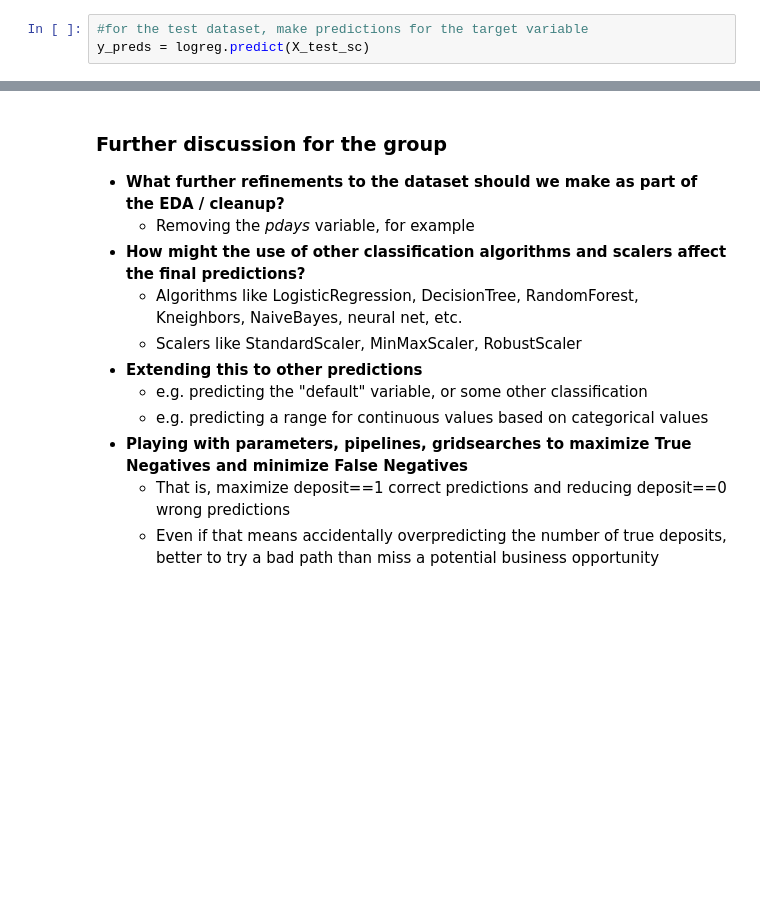
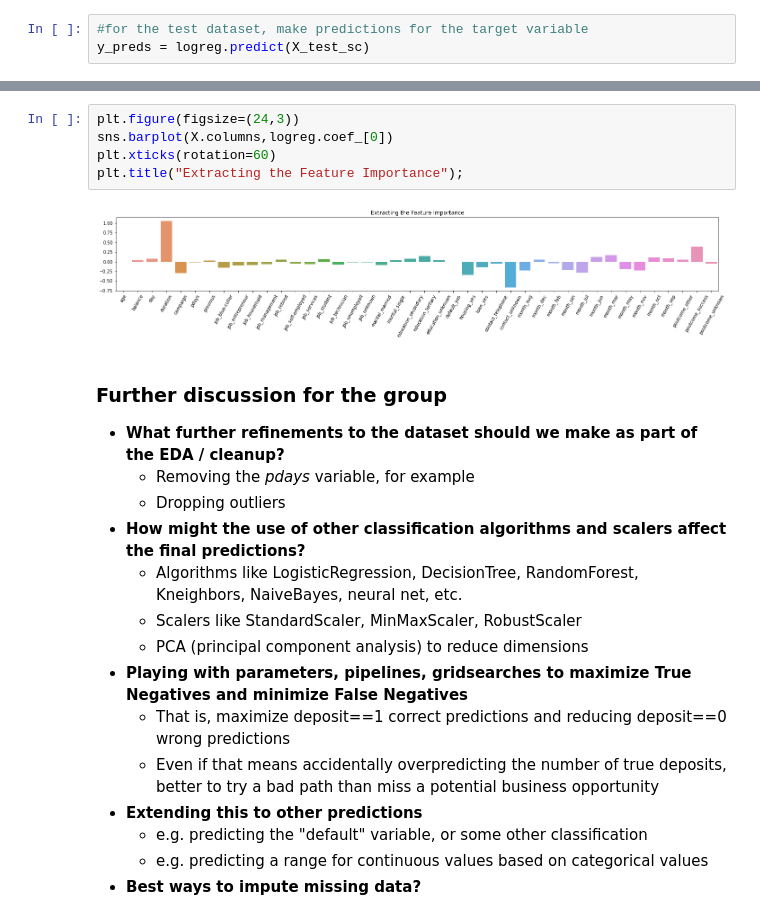
Before and after one commit to sfreagin/ADS_500B_project, a Jupyter notebook: group_project/ML1_simple.ipynb, the cells around one changed output, grey strips where cells are left out. Drawn from its saved outputs; the diff is of its cells as text; blank space fills up the shorter version.

```diff
--- a/group_project/ML1_simple.ipynb
+++ b/group_project/ML1_simple.ipynb
@@ -151,14 +151,24 @@ Here is a classification report, based on the confusion matrix
 weighted avg       0.89      0.90      0.89     13162
+# %%
+plt.figure(figsize=(24,3))
+sns.barplot(X.columns,logreg.coef_[0])
+plt.xticks(rotation=60)
+plt.title("Extracting the Feature Importance");
+# %% [output]
+[figure, added]
 # %% [markdown]
 ### Further discussion for the group
 * **What further refinements to the dataset should we make as part of the EDA / cleanup?**
     * Removing the *pdays* variable, for example
+    * Dropping outliers
 * **How might the use of other classification algorithms and scalers affect the final predictions?**
     * Algorithms like LogisticRegression, DecisionTree, RandomForest, Kneighbors, NaiveBayes, neural net, etc.
     * Scalers like StandardScaler, MinMaxScaler, RobustScaler
+    * PCA (principal component analysis) to reduce dimensions
+* **Playing with parameters, pipelines, gridsearches to maximize True Negatives and minimize False Negatives**
+    * That is, maximize deposit==1 correct predictions and reducing deposit==0 wrong predictions
+    * Even if that means accidentally overpredicting the number of true deposits, better to try a bad path than miss a potential business opportunity
 * **Extending this to other predictions**
     * e.g. predicting the "default" variable, or some other classification
     * e.g. predicting a range for continuous values based on categorical values
-* **Playing with parameters, pipelines, gridsearches to maximize True Negatives and minimize False Negatives**
-    * That is, maximize deposit==1 correct predictions and reducing deposit==0 wrong predictions
-    * Even if that means accidentally overpredicting the number of true deposits, better to try a bad path than miss a potential business opportunity
+* **Best ways to impute missing data?**
```
Also changed, not shown: parts of 3 cells of this notebook, 1 other file.
